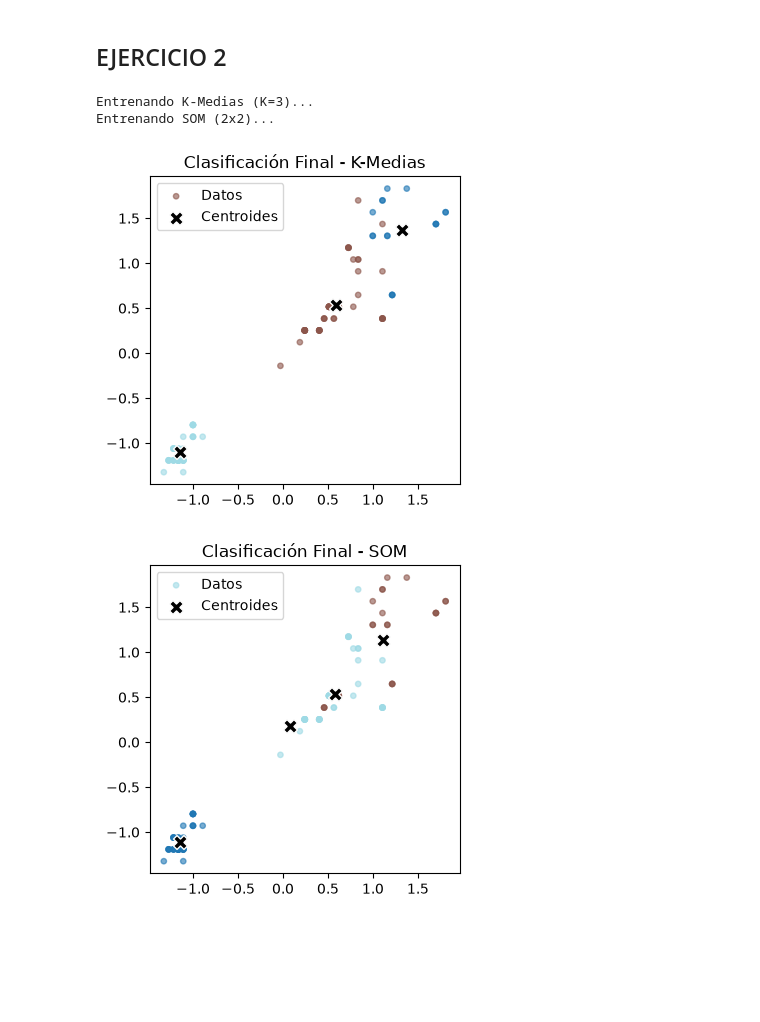
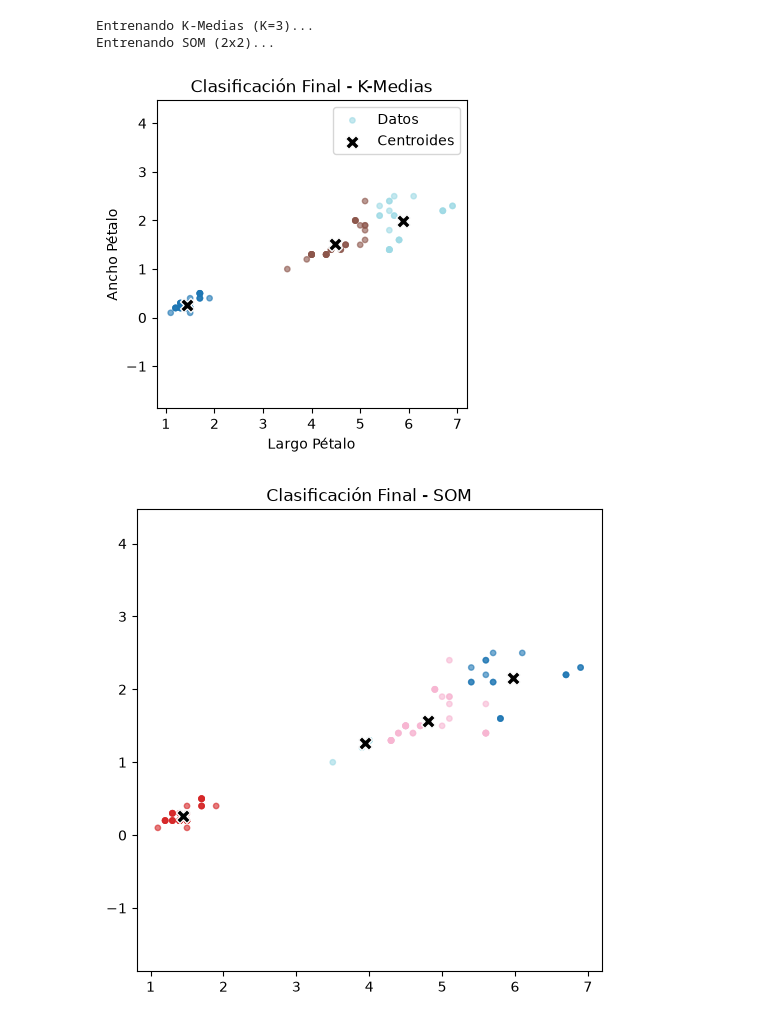
Before and after one commit to LuKyTa14/TPs_InteligenciaComputacional, a Jupyter notebook: Guia4/ejer2y3.ipynb, the cells around one changed output. Cells and saved outputs as stored; diff of their text form; code cells hidden in the pictures; blank space fills up the shorter version.

```diff
--- a/Guia4/ejer2y3.ipynb
+++ b/Guia4/ejer2y3.ipynb
@@ -1,5 +1,3 @@
-# %% [markdown]
-## EJERCICIO 2
 # %%
 import numpy as np
 import matplotlib.pyplot as plt
@@ -186,6 +238,10 @@ class KMedias:
             suma += np.sum((x - self.centroides[cluster])**2)
         return suma
 # %%
+import numpy as np
+import matplotlib.pyplot as plt
+import csv
+
 def cargar_datos(ruta_archivo):
     datos_x = []
     yd = []
@@ -193,60 +249,40 @@ def cargar_datos(ruta_archivo):
         archivo_csv = csv.reader(archivo)
         for fila in archivo_csv:
             if not fila:
                 continue
             entradas = [float(val) for val in fila[:4]]
             datos_x.append(entradas)
-
             salidas = [float(val) for val in fila[4:]]
             yd.append(salidas)
 
     return np.array(datos_x), np.array(yd)
 
-def estandarizar(X):
-    """Reemplazo manual de StandardScaler"""
-    medias = np.mean(X, axis=0)
-    desvios = np.std(X, axis=0)
-    return (X - medias) / desvios
-
 if __name__ == "__main__":
-    # CARGA DE DATOS
     X, Y_raw = cargar_datos('datos/iris81_trn.csv')
-
-    # Argmax transforma [-1, -1, 1] en 2; [-1, 1, -1] en 1; [1, -1, -1] en 0
     y_true = np.argmax(Y_raw, axis=1)
 
-    # El orden coincide con la transformación del np.argmax para tus datos
     nombres_clases = ["Virginica", "Versicolor", "Setosa"]
     nombres_variables = ["Largo Sépalo", "Ancho Sépalo", "Largo Pétalo", "Ancho Pétalo"]
 
-    # Estandarización obligatoria
-    X_scaled = estandarizar(X)
-
-
     # ENTRENAMIENTO
     print("\nEntrenando K-Medias (K=3)...")
-    kmeans = KMedias(X_scaled, k=3)
+    kmeans = KMedias(X, k=3)
     kmeans.train()
-    y_kmeans = kmeans.predict(X_scaled)
+    y_kmeans = kmeans.predecir(X)
 
     print("Entrenando SOM (2x2)...")
     filas_som, cols_som = 2, 2
     som_iris = SOM(filas=filas_som, columnas=cols_som, dim_entrada=4, tasa_aprendizaje=0.5)
-    som_iris.train(X_scaled, epocas_ordenamiento=500, epocas_transicion=300, epocas_ajuste=200)
-    y_som_1d, bmus_2d = som_iris.obtener_bmus(X_scaled)
+    som_iris.train(X, epocas_ordenamiento=500, epocas_transicion=300, epocas_ajuste=200)
+    y_som_1d, bmus_2d = som_iris.predecir(X)
 
-
-    # Seleccionamos variables: Largo Pétalo (2) y Ancho Pétalo (3)
+    # GRAFICOS DE CLASIFICACIÓN
     dim_x, dim_y = 2, 3
-
-    # Gráfico 1: K-Medias
-    kmeans.graficar_clasificacion_2D(X_scaled, dim_x=dim_x, dim_y=dim_y)
-
-    # Gráfico 2: Dispersión SOM
-    som_iris.graficar_clasificacion_2D(X_scaled, dim_x=dim_x, dim_y=dim_y)
+    kmeans.graficar_clasificacion_2D(X, dim_x=dim_x, dim_y=dim_y)
+    som_iris.graficar_clasificacion_2D(X, dim_x=dim_x, dim_y=dim_y)
 # %% [output]
 Entrenando K-Medias (K=3)...
 Entrenando SOM (2x2)...
-[figure, old version]
+[figure, new version]
-[figure, old version]
+[figure, new version]
 # %%
```
Also changed, not shown: parts of 6 cells of this notebook, 2 other files.
